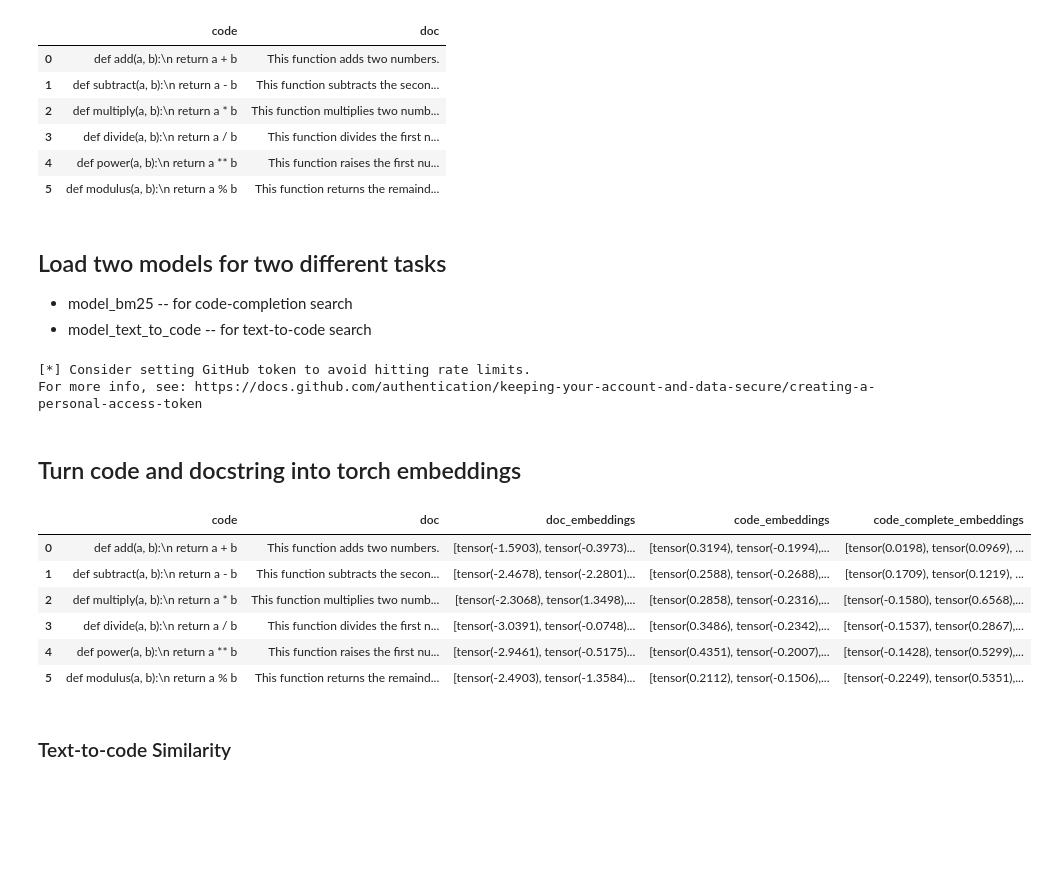
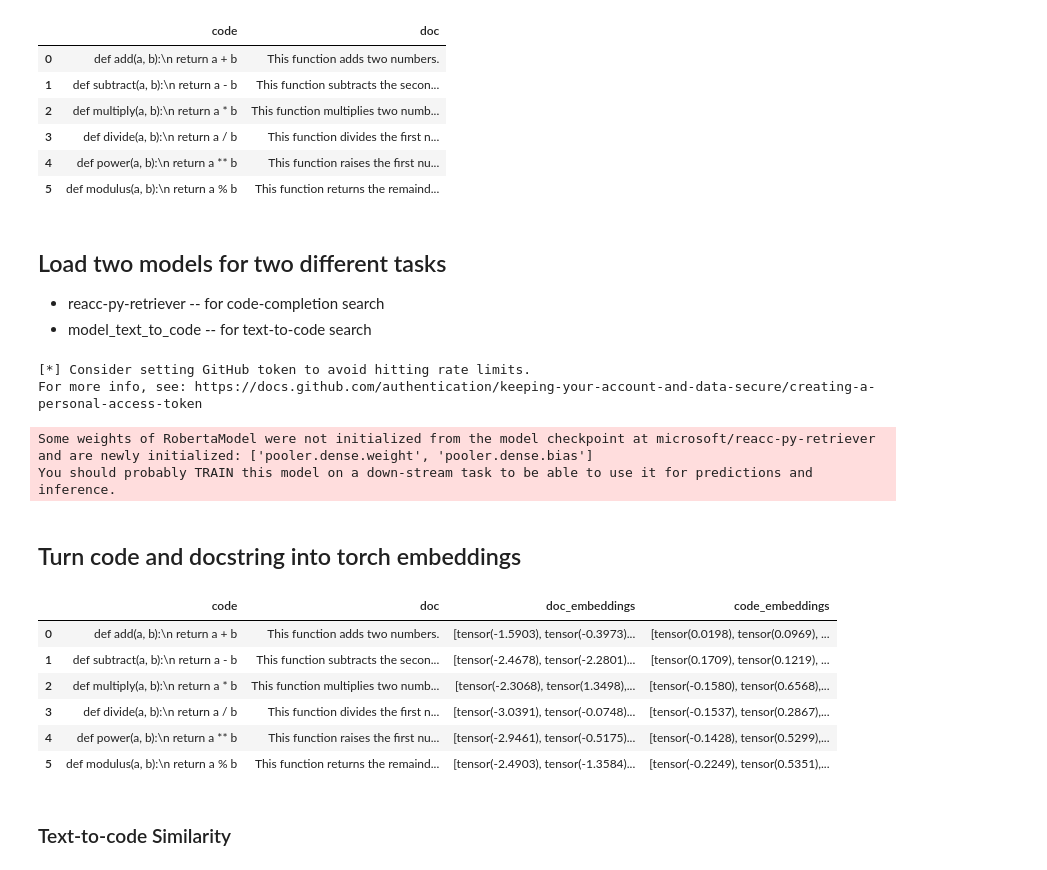
Before and after one commit to rosafilgueira/PyCodeSearch, a Jupyter notebook: Registry_search_multimodel_final.ipynb, the cells around one changed output. Drawn from its saved outputs; the diff is of its cells as text; code cells hidden in the pictures; blank space fills up the shorter version.

```diff
--- a/Registry_search_multimodel_final.ipynb
+++ b/Registry_search_multimodel_final.ipynb
@@ -78,7 +78,7 @@ registry
 # %% [markdown]
 ## Load two models for two different tasks
 
-- model_bm25  -- for code-completion search
+- reacc-py-retriever -- for code-completion search
 - model_text_to_code -- for text-to-code search
 # %%
 #NEW: I have included two new imports here
@@ -91,46 +91,48 @@ model_text_to_code = pipeline(
     device_map="auto")
 
 #NEW
-model_name_= "Luyu/bert-base-mdoc-bm25"
-model_code_to_code = AutoModel.from_pretrained(model_name)
-tokenizer = AutoTokenizer.from_pretrained(model_name_)
+model_name= "microsoft/reacc-py-retriever"
+model_code_completion = AutoModel.from_pretrained(model_name)
+tokenizer = AutoTokenizer.from_pretrained(model_name)
 # %% [output]
 [*] Consider setting GitHub token to avoid hitting rate limits.
 For more info, see: https://docs.github.com/authentication/keeping-your-account-and-data-secure/creating-a-personal-access-token
+Some weights of RobertaModel were not initialized from the model checkpoint at microsoft/reacc-py-retriever and are newly initialized: ['pooler.dense.weight', 'pooler.dense.bias']
+You should probably TRAIN this model on a down-stream task to be able to use it for predictions and inference.
 # %% [markdown]
 ## Turn code and docstring into torch embeddings
 # %%
 #NEW
 
 import torch
 
 def encode(string, model_type):
     if model_type == 1:
         with torch.no_grad():
             embedding = model_text_to_code.encode(string, 512)
         final_t=embedding.squeeze()
 
     else:
         with torch.no_grad():
-            inputs = tokenizer_1(string, padding="max_length", truncation=True, max_length=512, return_tensors="pt")
-            outputs = model_code_completion_1(**inputs)
+            inputs = tokenizer(string, padding="max_length", truncation=True, max_length=512, return_tensors="pt")
+            outputs = model_code_completion(**inputs)
             embedding = outputs.last_hidden_state.mean(dim=1)  # You can use any pooling strategy here
         final_t = embedding.squeeze()
     return final_t
 
 ## model_type =1 -- for text-to_code
 registry["doc_embeddings"] = registry["doc"].apply(encode, model_type=1)
-## model_type=2 -- for code-to-code
+## model_type=2 -- for code-completion
 registry["code_embeddings"] = registry["code"].apply(encode, model_type=2)
 registry
 # %% [output]
-|  | code | doc | doc_embeddings | code_embeddings | code_complete_embeddings |
-| 0 | def add(a, b):\n return a + b | This function adds two numbers. | [tensor(-1.5903), tensor(-0.3973)... | [tensor(0.3194), tensor(-0.1994),... | [tensor(0.0198), tensor(0.0969), ... |
-| 1 | def subtract(a, b):\n return a - b | This function subtracts the secon... | [tensor(-2.4678), tensor(-2.2801)... | [tensor(0.2588), tensor(-0.2688),... | [tensor(0.1709), tensor(0.1219), ... |
-| 2 | def multiply(a, b):\n return a * b | This function multiplies two numb... | [tensor(-2.3068), tensor(1.3498),... | [tensor(0.2858), tensor(-0.2316),... | [tensor(-0.1580), tensor(0.6568),... |
-| 3 | def divide(a, b):\n return a / b | This function divides the first n... | [tensor(-3.0391), tensor(-0.0748)... | [tensor(0.3486), tensor(-0.2342),... | [tensor(-0.1537), tensor(0.2867),... |
-| 4 | def power(a, b):\n return a ** b | This function raises the first nu... | [tensor(-2.9461), tensor(-0.5175)... | [tensor(0.4351), tensor(-0.2007),... | [tensor(-0.1428), tensor(0.5299),... |
-| 5 | def modulus(a, b):\n return a % b | This function returns the remaind... | [tensor(-2.4903), tensor(-1.3584)... | [tensor(0.2112), tensor(-0.1506),... | [tensor(-0.2249), tensor(0.5351),... |
+|  | code | doc | doc_embeddings | code_embeddings |
+| 0 | def add(a, b):\n return a + b | This function adds two numbers. | [tensor(-1.5903), tensor(-0.3973)... | [tensor(0.0198), tensor(0.0969), ... |
+| 1 | def subtract(a, b):\n return a - b | This function subtracts the secon... | [tensor(-2.4678), tensor(-2.2801)... | [tensor(0.1709), tensor(0.1219), ... |
+| 2 | def multiply(a, b):\n return a * b | This function multiplies two numb... | [tensor(-2.3068), tensor(1.3498),... | [tensor(-0.1580), tensor(0.6568),... |
+| 3 | def divide(a, b):\n return a / b | This function divides the first n... | [tensor(-3.0391), tensor(-0.0748)... | [tensor(-0.1537), tensor(0.2867),... |
+| 4 | def power(a, b):\n return a ** b | This function raises the first nu... | [tensor(-2.9461), tensor(-0.5175)... | [tensor(-0.1428), tensor(0.5299),... |
+| 5 | def modulus(a, b):\n return a % b | This function returns the remaind... | [tensor(-2.4903), tensor(-1.3584)... | [tensor(-0.2249), tensor(0.5351),... |
 # %% [markdown]
 ### Text-to-code Similarity
 # %%
```
Also changed, not shown: parts of 4 cells of this notebook.
